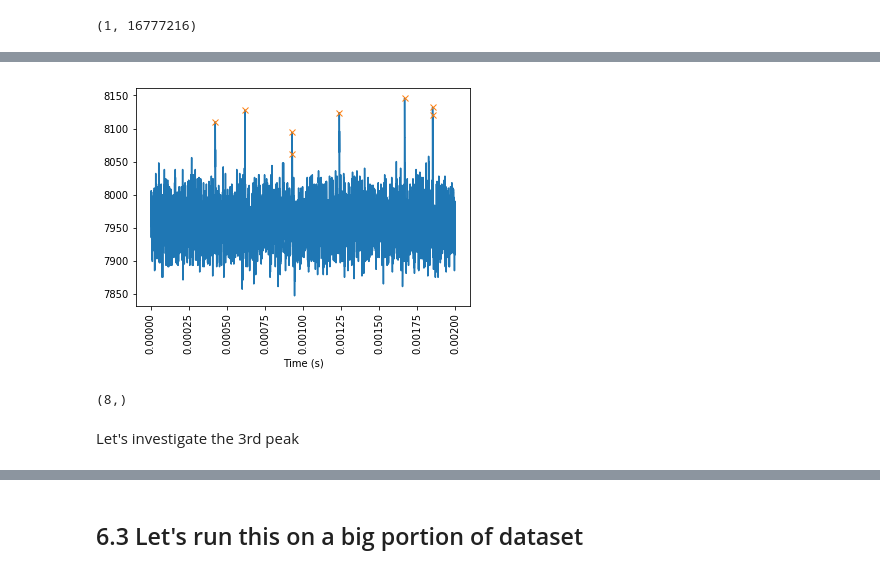
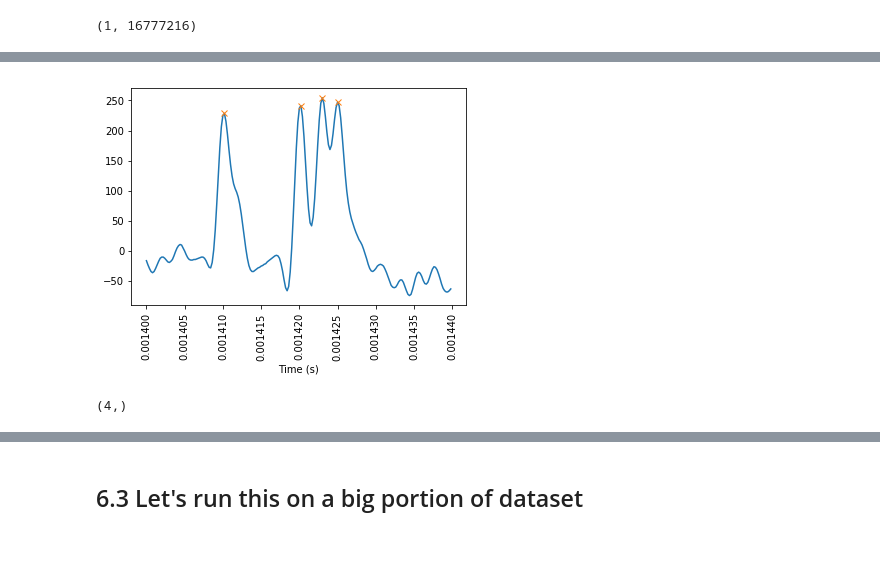
Before and after one commit to syedm101/photon-counting, a Jupyter notebook: Basic Peak Analysis Pileup.ipynb, the cells around one changed output, grey strips where cells are left out. Drawn from its saved outputs; the diff is of its cells as text; code cells hidden in the pictures; blank space fills up the shorter version.

```diff
--- a/Basic Peak Analysis Pileup.ipynb
+++ b/Basic Peak Analysis Pileup.ipynb
@@ -54,8 +31,6 @@ This looks like a backwards histogram of the total peak heights. The "bumps" or
 # %%
-xs1p = x1[11550:11650]
-ys1p = y1[11550:11650]
-plt.plot(xs1p,ys1p)
+xs1p = x1[2150:2350]
+ys1p = y1[2150:2350]
+plt.plot(ys1p)
 plt.show()
-
-# scipy.ndimage.filters.maximum_filter1d
 # %% [output]
@@ -66,5 +37,0 @@ plt.show()
-# %%
-xs1p = x1[11550:11650]
-ys1p = y1[11550:11650]
-plt.plot(xs1p,ys1p)
-plt.show()
@@ -97,0 +60,15 @@ plt.show()
+# %%
+from scipy.signal import find_peaks
+
+#decrease the distance to 10, but set a "prominence" value of 50
+peaks, _ = find_peaks(ys1p, height=50,distance=10,prominence=50) #peaks are the x indices
+
+# plot graph with detected peaks over it, convert to us
+plt.plot(xs1p,ys1p)
+plt.plot(xs1p[peaks], ys1p[peaks], "x")
+
+#formatting
+plt.xticks(rotation='vertical')
+#plt.ticklabel_format(style='sci', axis='x', scilimits=(0,0))
+plt.xlabel("Time (s)")
+plt.show()
@@ -98,5 +81,5 @@ plt.show()
 # %%
-xsmp = x1[:10000]
-ysmp = y1[:10000]
-#plt.plot(xsmp,ysmp)
-#plt.show()
+xsmp = x1[7000:7200]
+ysmp = y1[7000:7200]
+plt.plot(ysmp)
+plt.show()
@@ -103,18 +88,17 @@ ysmp = y1[:10000]
 # %%
-peaks, _ = find_peaks(ysmp, height=8060,distance=10) #peaks are the x indices
+#decrease the distance to 10, but set a "prominence" value of 50
+peaks2, _ = find_peaks(ysmp, height=50,distance=10,prominence=50) #peaks are the x indices
 
 # plot graph with detected peaks over it
 plt.plot(xsmp,ysmp)
-plt.plot(xsmp[peaks], ysmp[peaks], "x")
+plt.plot(xsmp[peaks2], ysmp[peaks2], "x")
 
 #formatting
 plt.xticks(rotation='vertical')
 #plt.ticklabel_format(style='sci', axis='x', scilimits=(0,0))
 plt.xlabel("Time (s)")
 plt.show()
 peaks.shape
 # %% [output]
-[figure, old version]
+[figure, new version]
-(8,)
+(4,)
-# %% [markdown]
-Let's investigate the 3rd peak
```
Also changed, not shown: parts of 35 cells of this notebook, 3 other files.
